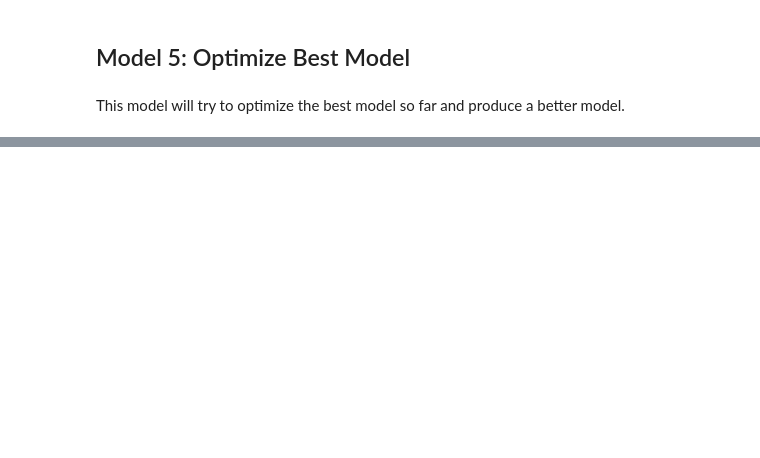
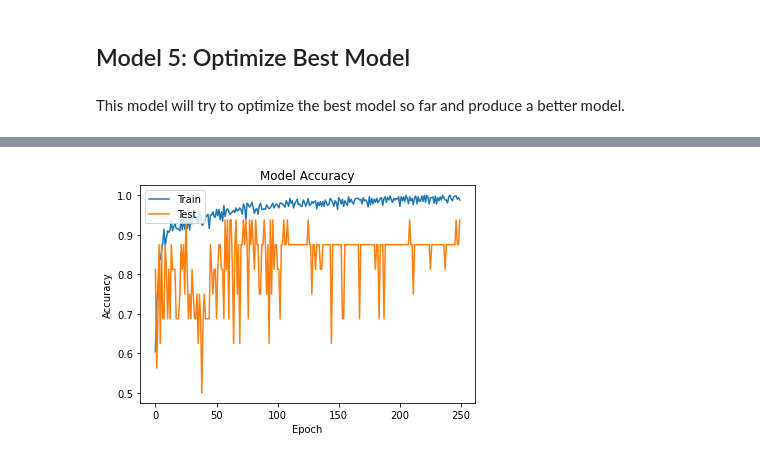
Before and after one commit to samoliver3/dsc-phase-4-project, a Jupyter notebook: index.ipynb, the cells around one changed output, grey strips where cells are left out. Saved outputs shown, nothing was run; the diff lists cells and outputs as text; code cells hidden in the pictures; blank space fills up the shorter version.

Commit message:
Finished and evaluated final model

```diff
--- a/index.ipynb
+++ b/index.ipynb
@@ -948,0 +967,14 @@ This model will try to optimize the best model so far and produce a better model
+# %%
+original_start = datetime.datetime.now()
+start = datetime.datetime.now()
+
+history = mod3.fit(
+    img_perms.flow(images, y_train3, batch_size=32),
+    epochs=250,     # 250 epochs should take about 5 hours to run
+    batch_size=32,
+    validation_data=(X_val, y_val)
+)
+
+end = datetime.datetime.now()
+elapsed = end - start
+print('Training took a total of {}'.format(elapsed))
@@ -948,0 +1007,11 @@ This model will try to optimize the best model so far and produce a better model
+# %%
+# model accuracy plot
+plt.plot(history.history['acc'])
+plt.plot(history.history['val_acc'])
+plt.title('Model Accuracy')
+plt.ylabel('Accuracy')
+plt.xlabel('Epoch')
+plt.legend(['Train', 'Test'], loc='upper left')
+plt.show()
+# %% [output]
+[figure, added]
```
Also changed, not shown: parts of 25 cells of this notebook.
